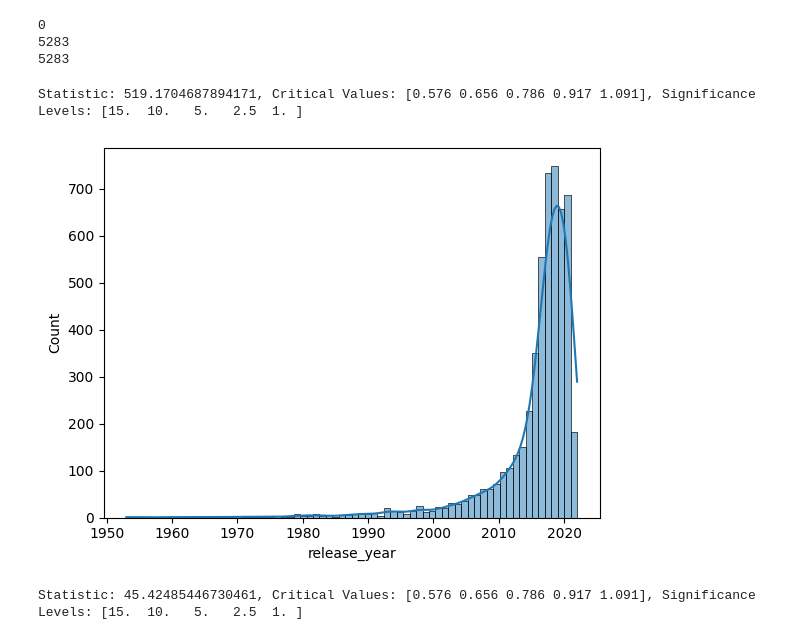
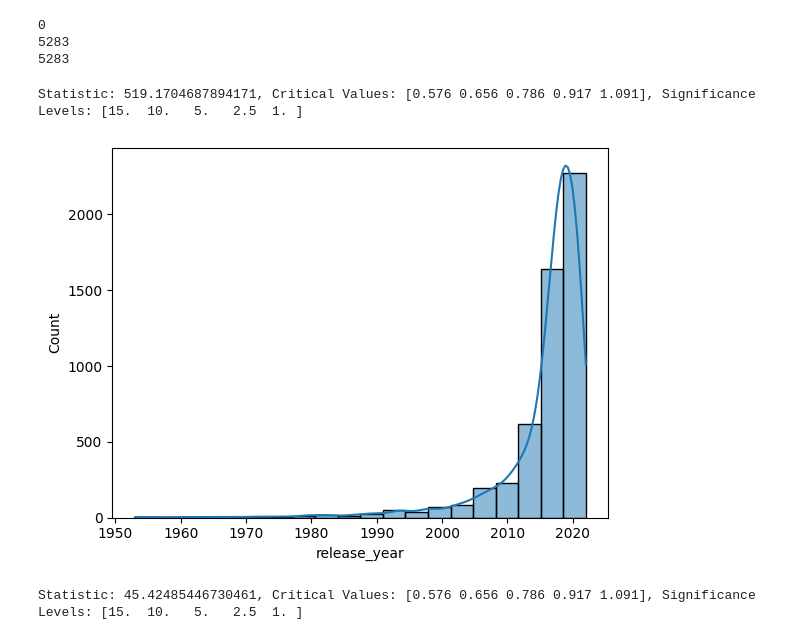
Before and after one commit to AllaKop/Netflix_IMDB_Scores, a Jupyter notebook: Netflix.ipynb, the cells around one changed output. Drawn from its saved outputs; the diff is of its cells as text; code cells hidden in the pictures.

```diff
--- a/Netflix.ipynb
+++ b/Netflix.ipynb
@@ -60,19 +58,17 @@ print(netflix.drop_duplicates().shape[0])
 # %%
 """Check normal release year"""
 
-import seaborn as sns
-
-sns.histplot(netflix['release_year'], kde=True, bins=70)
+sns.histplot(netflix['release_year'], kde=True, bins=20)
 
 from scipy.stats import anderson
 
 result = anderson(netflix['release_year'])
 print(f'Statistic: {result.statistic}, Critical Values: {result.critical_values}, Significance Levels: {result.significance_level}')
 
 # A smaller test statistic and higher critical values suggest that the data follows a normal distribution.
 
 # 2017-2018
 # %% [output]
 Statistic: 519.1704687894171, Critical Values: [0.576 0.656 0.786 0.917 1.091], Significance Levels: [15.  10.   5.   2.5  1. ]
-[figure, old version]
+[figure, new version]
 # %%
```
Also changed, not shown: parts of 10 cells of this notebook.
